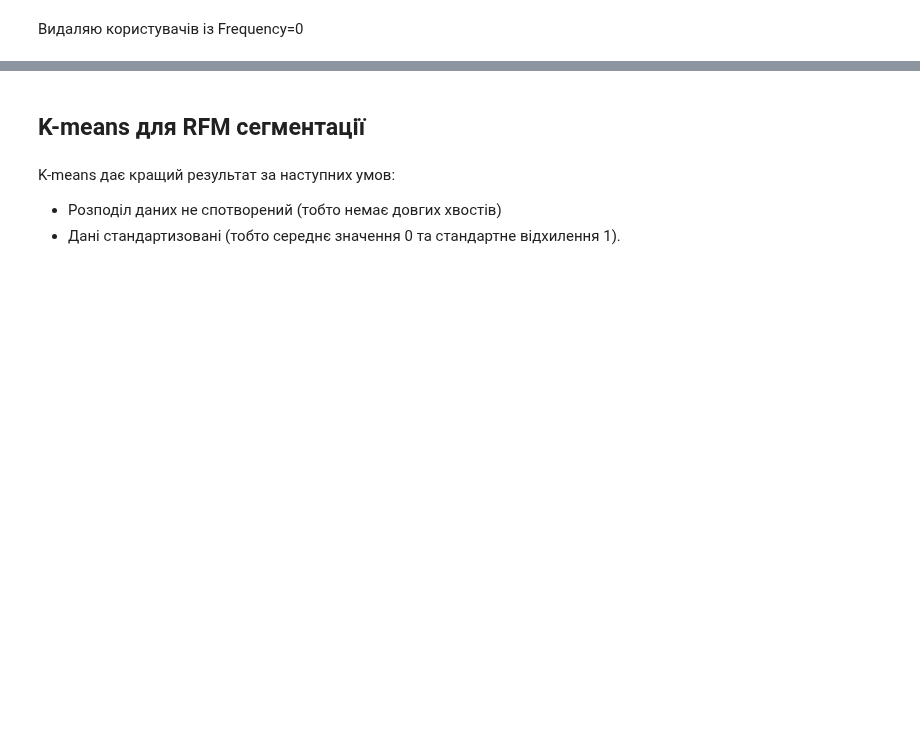
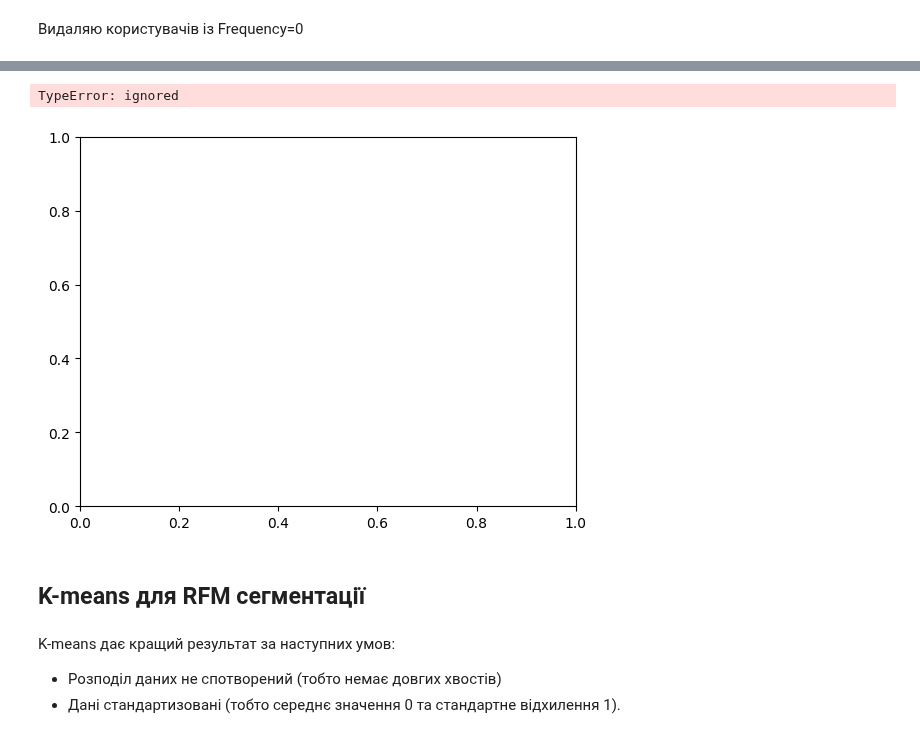
Before and after one commit to dmytrovelychko/rd_ds_python, a Jupyter notebook: hw_6.ipynb, the cells around one changed output, grey strips where cells are left out. Saved outputs shown, nothing was run; the diff lists cells and outputs as text; code cells hidden in the pictures; blank space fills up the shorter version.

```diff
--- a/hw_6.ipynb
+++ b/hw_6.ipynb
@@ -414,3 +400,8 @@ RFM[RFM["Frequency"] == 0]["Monetary"].max() # TODO WHY THERE ARE CANCELLATION W
+# %%
+sns.scatterplot(RFM[RFM["Frequency"] == 0], x='Recency', y='Monetary', shade=True, color="b", label='monetary')
+# %% [output]
+TypeError: ignored
+[figure, added]
 # %% [markdown]
 ## K-means для RFM сегментації
 # %% [markdown]
```
Also changed, not shown: parts of 18 cells of this notebook.
